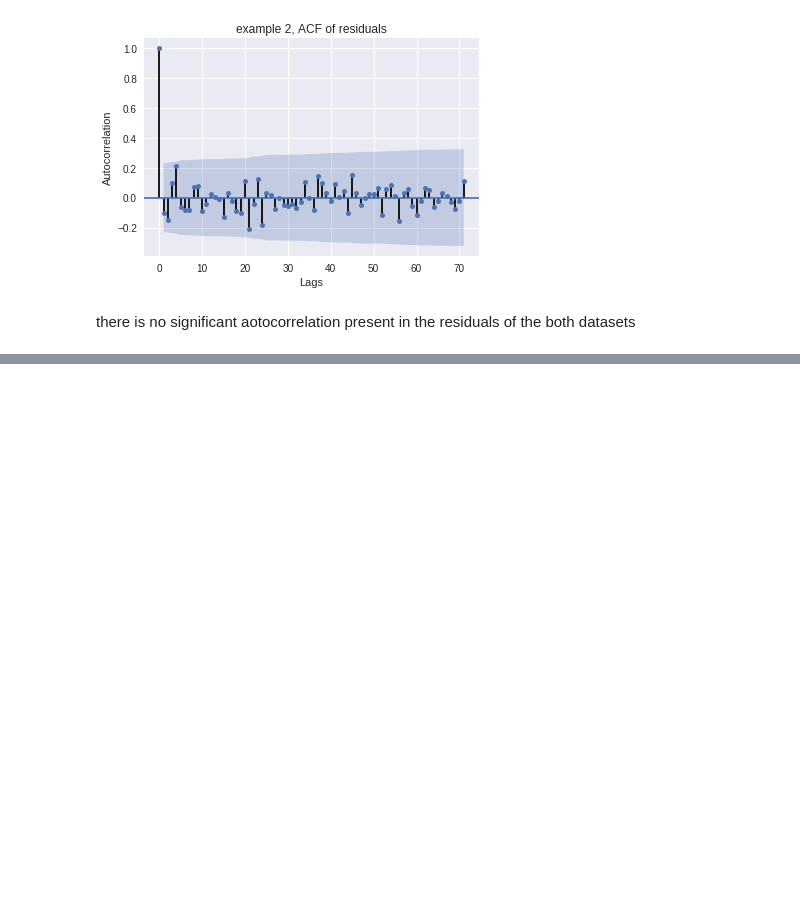
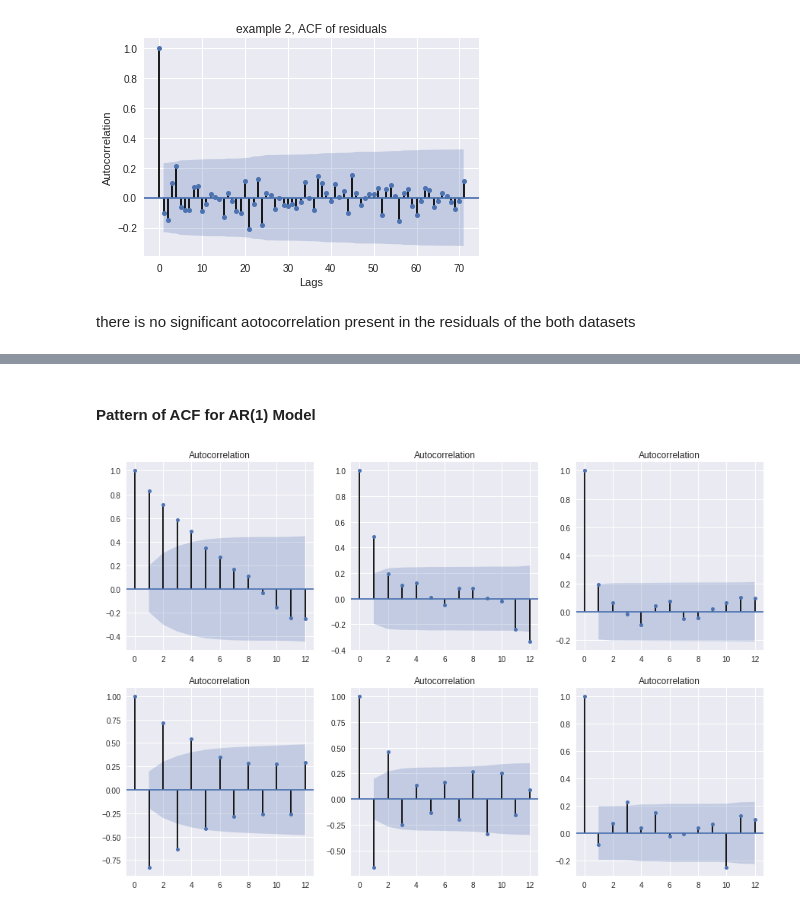
Before and after one commit to saurabh2086/timeSeriesAnalysis, a Jupyter notebook: Lesson 1- Time series basics.ipynb, the cells around one changed output, grey strips where cells are left out. Drawn from its saved outputs; the diff is of its cells as text; code cells hidden in the pictures; blank space fills up the shorter version.

```diff
--- a/Lesson 1- Time series basics.ipynb
+++ b/Lesson 1- Time series basics.ipynb
@@ -247,0 +330,13 @@ there is no significant aotocorrelation present in the residuals of the both dat
+# %% [markdown]
+#### Pattern of ACF for AR(1) Model
+# %%
+fig, ax = plt.subplots(figsize=(15,10),nrows=2, ncols=3)
+plot_acf(sample1, ax=ax[0,0],lags=12)
+plot_acf(sample2, ax=ax[0,1],lags=12)
+plot_acf(sample3, ax=ax[0,2],lags=12)
+plot_acf(sample4, ax=ax[1,2],lags=12)
+plot_acf(sample5, ax=ax[1,1],lags=12)
+plot_acf(sample6, ax=ax[1,0],lags=12)
+plt.show()
+# %% [output]
+[figure, added]
```
Also changed, not shown: parts of 24 cells of this notebook, 1 other file.
